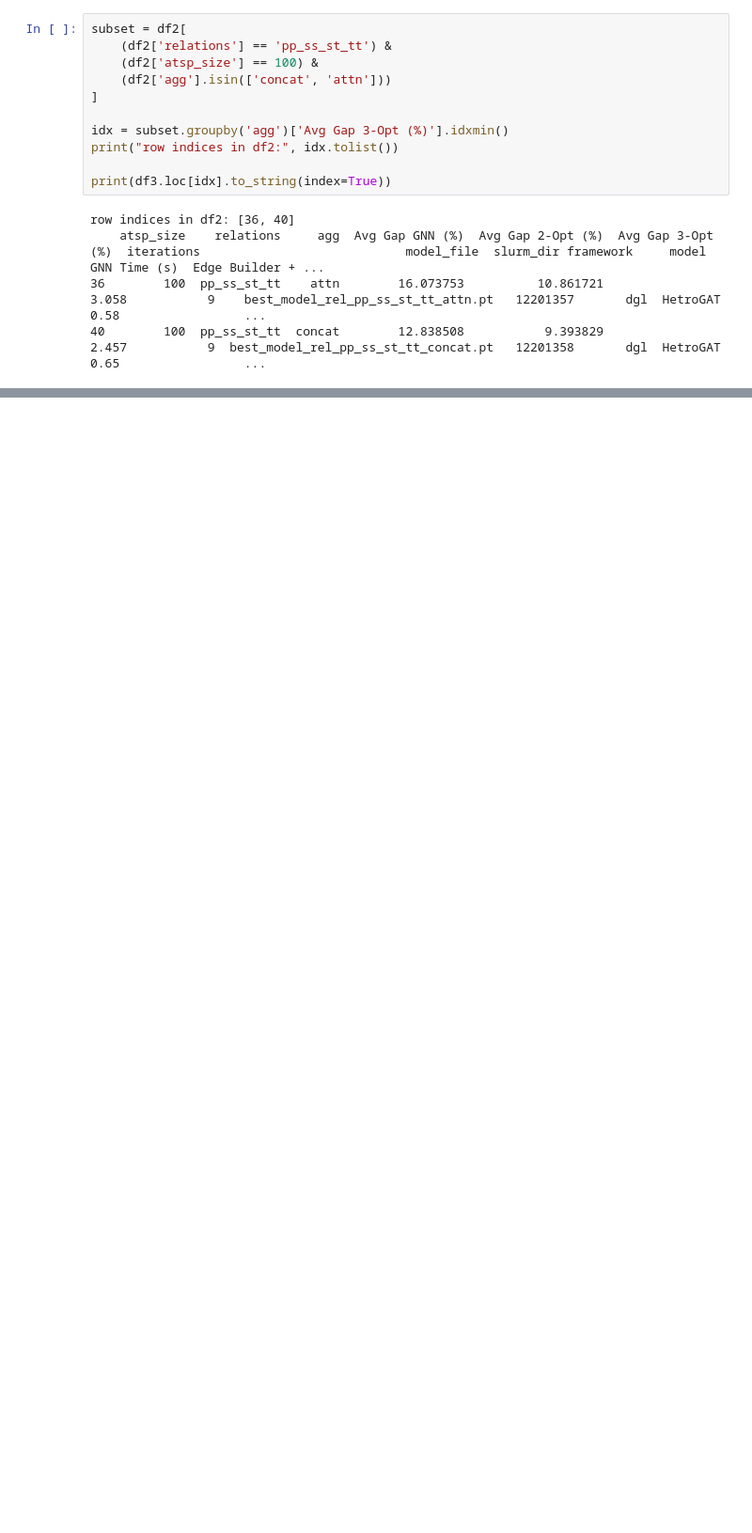
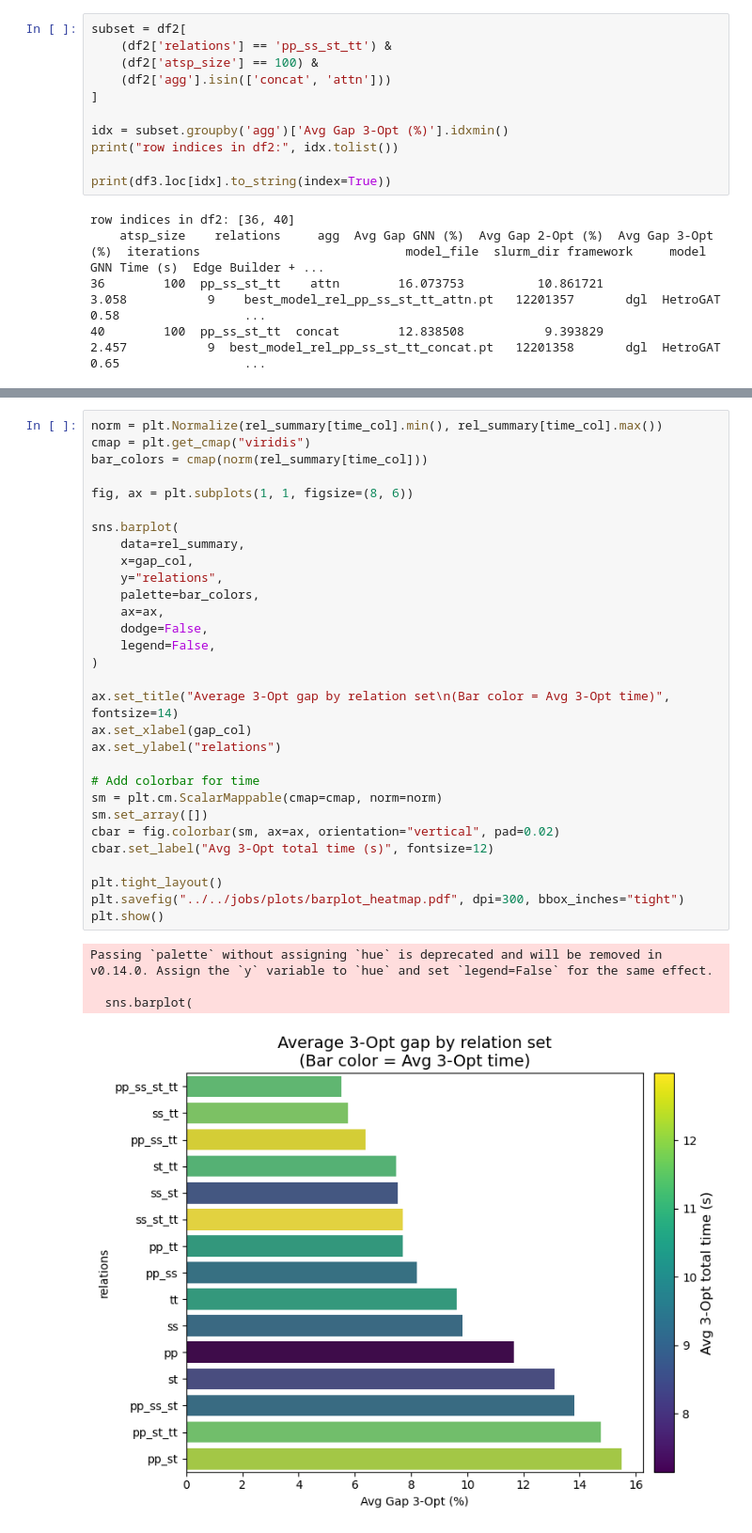
Before and after one commit to walidgeuttala/atsp_gnn, a Jupyter notebook: src/engine/results_analysis.ipynb, the cells around one changed output, grey strips where cells are left out. Shown at 94% size. Cells and saved outputs as stored; diff of their text form; blank space fills up the shorter version.

```diff
--- a/src/engine/results_analysis.ipynb
+++ b/src/engine/results_analysis.ipynb
@@ -434,0 +709,35 @@ Top 3 configs per size (sorted by Avg Gap 3-Opt (%) with time tie-breaker):
+# %%
+norm = plt.Normalize(rel_summary[time_col].min(), rel_summary[time_col].max())
+cmap = plt.get_cmap("viridis")
+bar_colors = cmap(norm(rel_summary[time_col]))
+
+fig, ax = plt.subplots(1, 1, figsize=(8, 6))
+
+sns.barplot(
+    data=rel_summary,
+    x=gap_col,
+    y="relations",
+    palette=bar_colors,
+    ax=ax,
+    dodge=False,
+    legend=False,
+)
+
+ax.set_title("Average 3-Opt gap by relation set\n(Bar color = Avg 3-Opt time)", fontsize=14)
+ax.set_xlabel(gap_col)
+ax.set_ylabel("relations")
+
+# Add colorbar for time
+sm = plt.cm.ScalarMappable(cmap=cmap, norm=norm)
+sm.set_array([])
+cbar = fig.colorbar(sm, ax=ax, orientation="vertical", pad=0.02)
+cbar.set_label("Avg 3-Opt total time (s)", fontsize=12)
+
+plt.tight_layout()
+plt.savefig("../../jobs/plots/barplot_heatmap.pdf", dpi=300, bbox_inches="tight")
+plt.show()
+# %% [output]
+Passing `palette` without assigning `hue` is deprecated and will be removed in v0.14.0. Assign the `y` variable to `hue` and set `legend=False` for the same effect.
+
+  sns.barplot(
+[figure, added]
```
Also changed, not shown: parts of 15 cells of this notebook, 1 other file.
